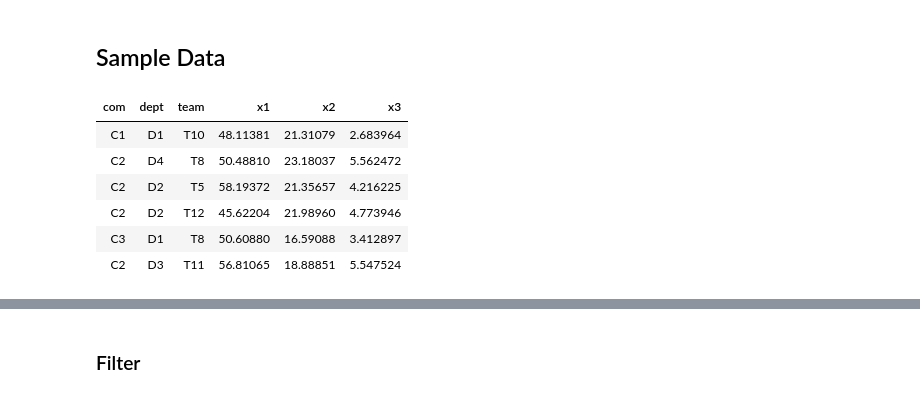
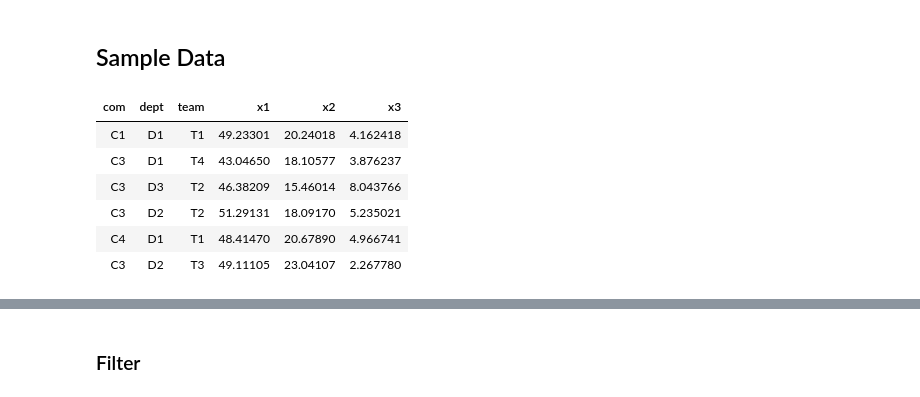
Before and after one commit to yongks/r_book, a Jupyter notebook: 03-Wrangling.ipynb, the cells around one changed output, grey strips where cells are left out. Cells and saved outputs as stored; diff of their text form; code cells hidden in the pictures.

```diff
--- a/03-Wrangling.ipynb
+++ b/03-Wrangling.ipynb
@@ -8,21 +17,22 @@ library(tidyverse)
 ## Sample Data
 # %%
 set.seed(1234)
+n = 50
 my.df = data.frame(
-  com  = paste('C',sample(1:3, 100, replace = T),sep=''),
-  dept = paste('D',sample(1:7, 100, replace = T),sep=''),
-  team = paste('T',sample(1:15, 100, replace = T),sep=''),
-  x1 = rnorm(1:100, mean = 50, sd = 5),
-  x2 = rnorm(1:100, mean = 20, sd = 3),
-  x3 = rnorm(1:100, mean =  5, sd = 1),
+  com  = paste('C',sample(1:4, n, replace = T),sep=''),
+  dept = paste('D',sample(1:3, n, replace = T),sep=''),
+  team = paste('T',sample(1:7, n, replace = T),sep=''),
+  x1 = rnorm(1:n, mean = 50, sd = 5),
+  x2 = rnorm(1:n, mean = 20, sd = 3),
+  x3 = rnorm(1:n, mean =  5, sd = 1),
   stringsAsFactors = F
 )
 head(my.df)
 # %% [output]
 | com | dept | team | x1 | x2 | x3 |
-| C1 | D1 | T10 | 48.11381 | 21.31079 | 2.683964 |
-| C2 | D4 | T8 | 50.48810 | 23.18037 | 5.562472 |
-| C2 | D2 | T5 | 58.19372 | 21.35657 | 4.216225 |
-| C2 | D2 | T12 | 45.62204 | 21.98960 | 4.773946 |
-| C3 | D1 | T8 | 50.60880 | 16.59088 | 3.412897 |
-| C2 | D3 | T11 | 56.81065 | 18.88851 | 5.547524 |
+| C1 | D1 | T1 | 49.23301 | 20.24018 | 4.162418 |
+| C3 | D1 | T4 | 43.04650 | 18.10577 | 3.876237 |
+| C3 | D3 | T2 | 46.38209 | 15.46014 | 8.043766 |
+| C3 | D2 | T2 | 51.29131 | 18.09170 | 5.235021 |
+| C4 | D1 | T1 | 48.41470 | 20.67890 | 4.966741 |
+| C3 | D2 | T3 | 49.11105 | 23.04107 | 2.267780 |
```
Also changed, not shown: parts of 70 cells of this notebook, 5 other files.
